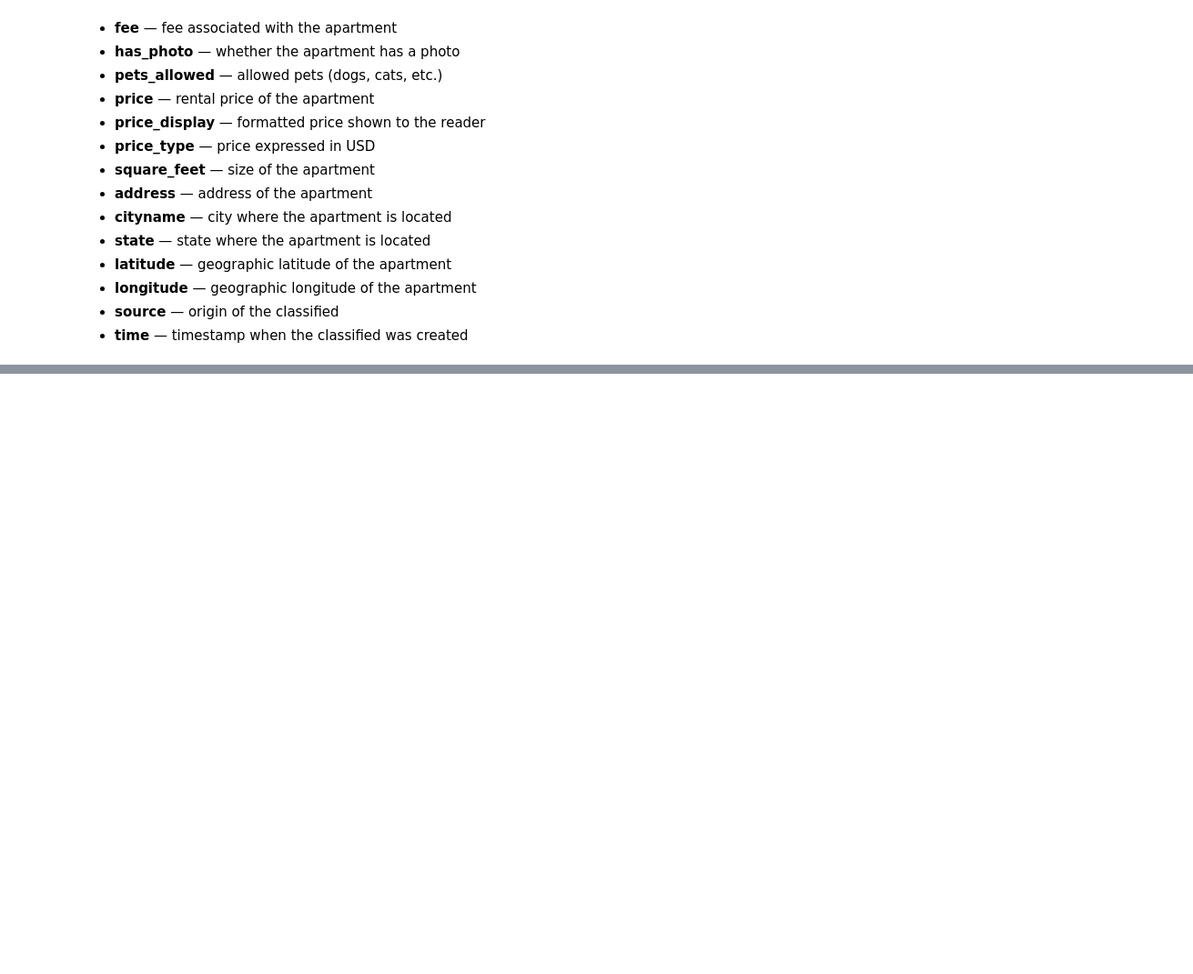
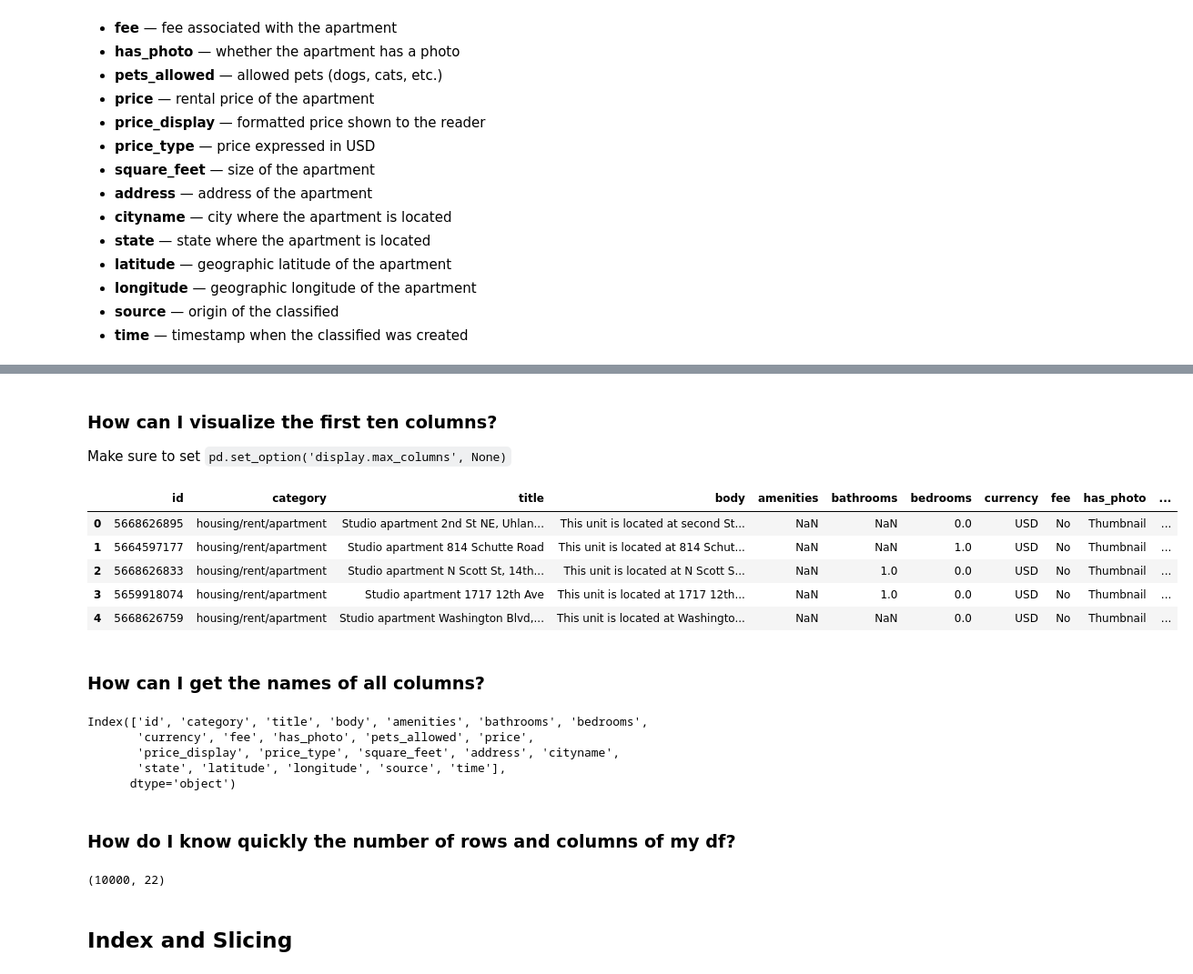
Before and after one commit to datagus/dataviz_master, a Jupyter notebook: notebooks/week_05_handson_pandas.ipynb, the cells around one changed output, grey strips where cells are left out. Shown at 91% size. Cells and saved outputs as stored; diff of their text form; code cells hidden in the pictures; blank space fills up the shorter version.

```diff
--- a/notebooks/week_05_handson_pandas.ipynb
+++ b/notebooks/week_05_handson_pandas.ipynb
@@ -40,0 +71,31 @@ source: https://archive.ics.uci.edu/dataset/555/apartment+for+rent+classified
+# %% [markdown]
+### How can I visualize the first ten columns?
+Make sure to set <code>pd.set_option('display.max_columns', None)</code>
+# %%
+pd.set_option('display.max_columns', None)
+df.head(5)
+# %% [output]
+|  | id | category | title | body | amenities | bathrooms | bedrooms | currency | fee | has_photo | ... |
+| 0 | 5668626895 | housing/rent/apartment | Studio apartment 2nd St NE, Uhlan... | This unit is located at second St... | NaN | NaN | 0.0 | USD | No | Thumbnail | ... |
+| 1 | 5664597177 | housing/rent/apartment | Studio apartment 814 Schutte Road | This unit is located at 814 Schut... | NaN | NaN | 1.0 | USD | No | Thumbnail | ... |
+| 2 | 5668626833 | housing/rent/apartment | Studio apartment N Scott St, 14th... | This unit is located at N Scott S... | NaN | 1.0 | 0.0 | USD | No | Thumbnail | ... |
+| 3 | 5659918074 | housing/rent/apartment | Studio apartment 1717 12th Ave | This unit is located at 1717 12th... | NaN | 1.0 | 0.0 | USD | No | Thumbnail | ... |
+| 4 | 5668626759 | housing/rent/apartment | Studio apartment Washington Blvd,... | This unit is located at Washingto... | NaN | NaN | 0.0 | USD | No | Thumbnail | ... |
+# %% [markdown]
+### How can I get the names of all columns?
+# %%
+df.columns
+# %% [output]
+Index(['id', 'category', 'title', 'body', 'amenities', 'bathrooms', 'bedrooms',
+       'currency', 'fee', 'has_photo', 'pets_allowed', 'price',
+       'price_display', 'price_type', 'square_feet', 'address', 'cityname',
+       'state', 'latitude', 'longitude', 'source', 'time'],
+      dtype='object')
+# %% [markdown]
+### How do I know quickly the number of rows and columns of my df?
+# %%
+df.shape
+# %% [output]
+(10000, 22)
+# %% [markdown]
+## Index and Slicing
```
Also changed, not shown: parts of 62 cells of this notebook.
